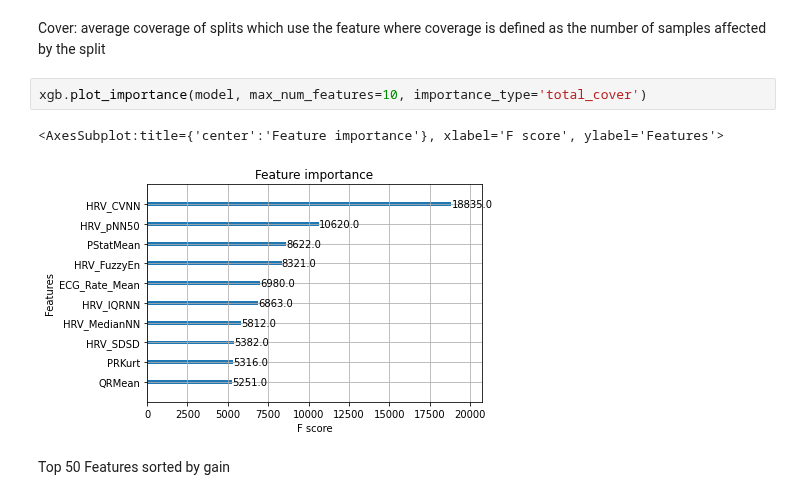
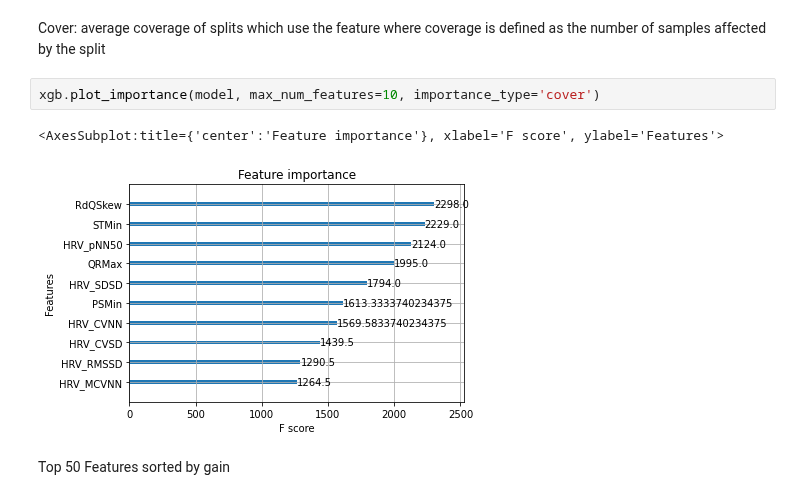
Before and after one commit to loewe2/die-sonderposten, a Jupyter notebook: xgbfeatures.ipynb, the cells around one changed output. Drawn from its saved outputs; the diff is of its cells as text.

```diff
--- a/xgbfeatures.ipynb
+++ b/xgbfeatures.ipynb
@@ -53,10 +52,10 @@ xgb.plot_importance(model, max_num_features=10, importance_type='total_gain')
 # %% [markdown]
 Cover: average coverage of splits which use the feature where coverage is defined as the number of samples affected by the split
 # %%
-xgb.plot_importance(model, max_num_features=10, importance_type='total_cover')
+xgb.plot_importance(model, max_num_features=10, importance_type='cover')
 # %% [output]
 <AxesSubplot:title={'center':'Feature importance'}, xlabel='F score', ylabel='Features'>
-[figure, old version]
+[figure, new version]
 # %% [markdown]
 Top 50 Features sorted by gain
 # %%
```
Also changed, not shown: parts of 1 cell of this notebook.
